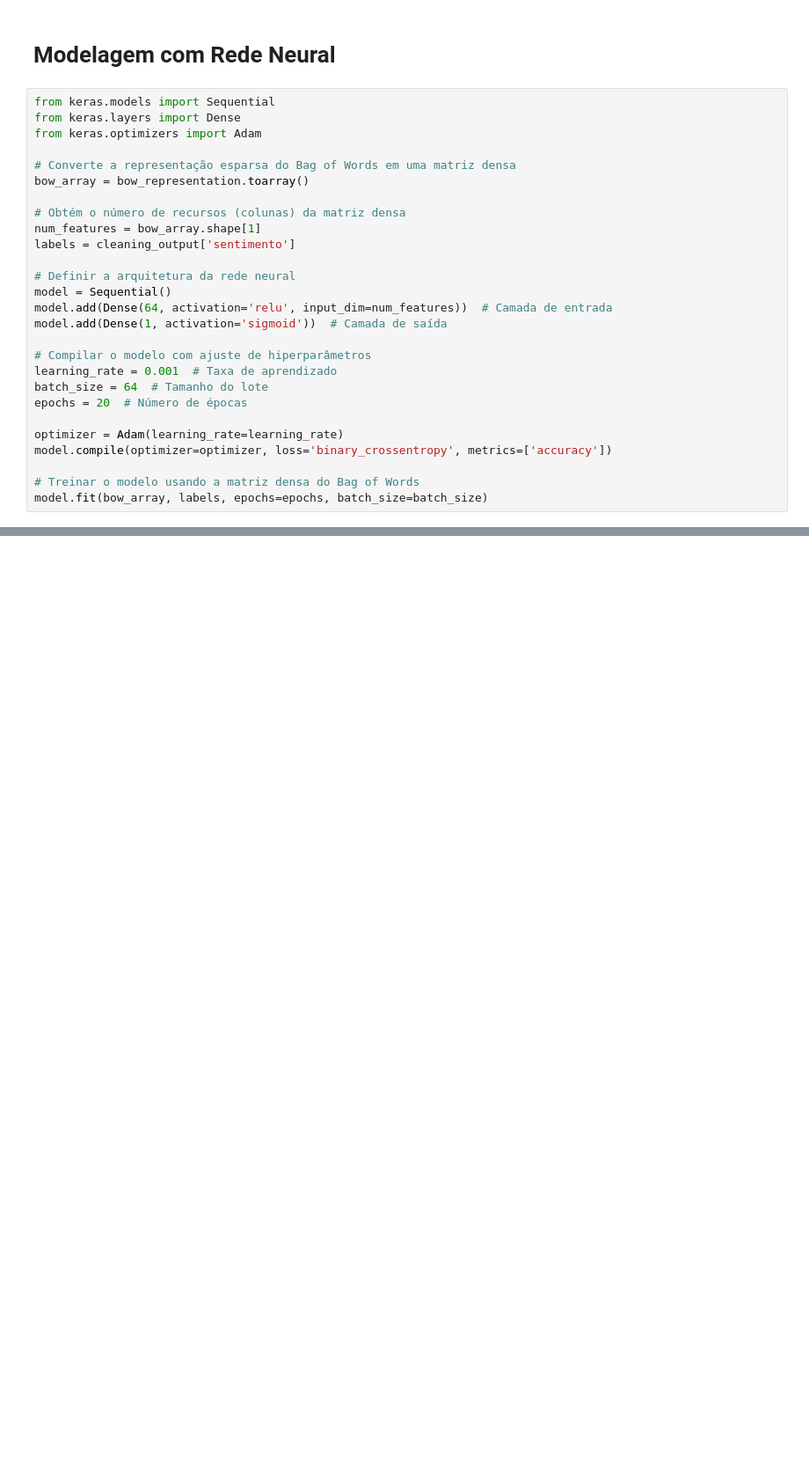
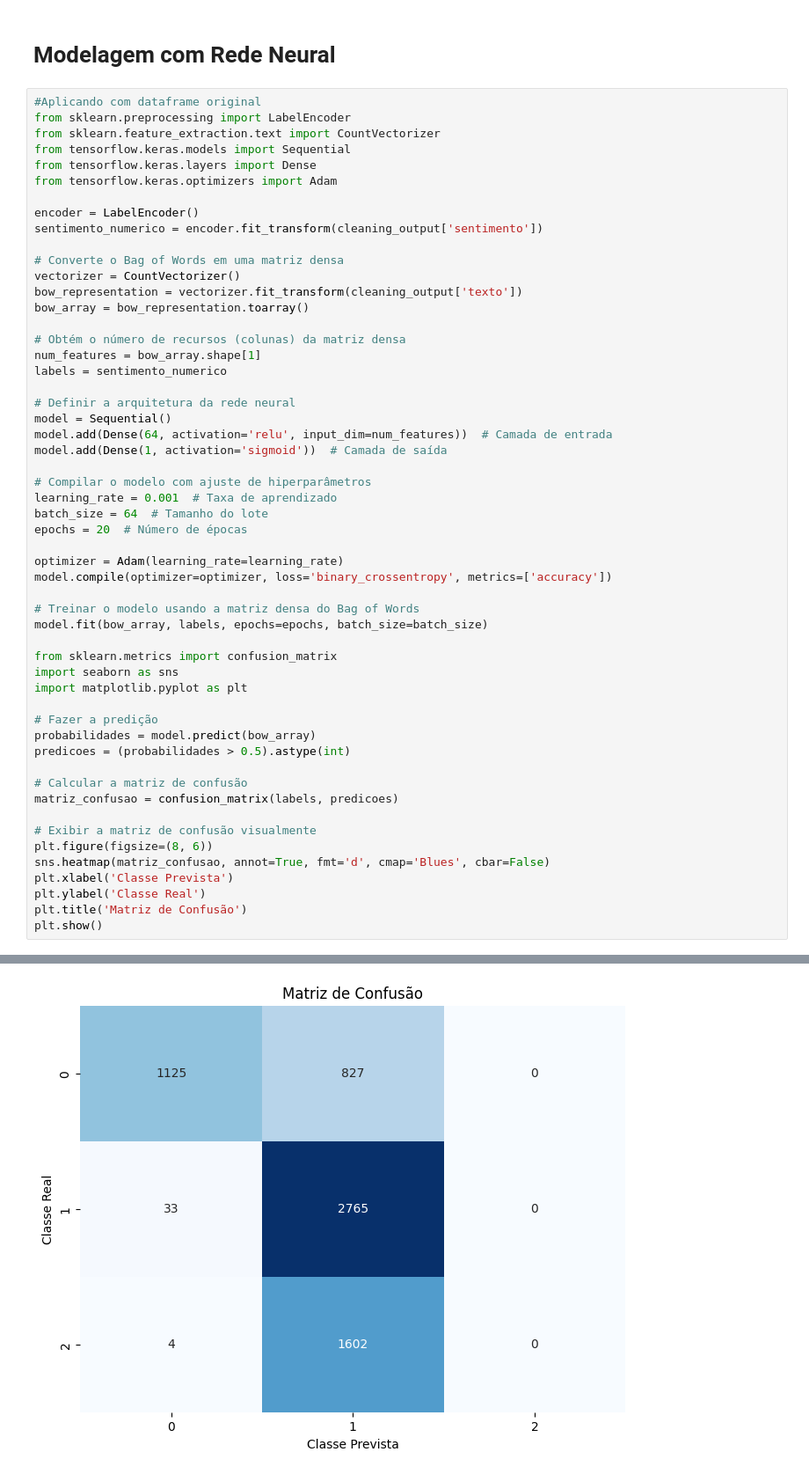
Before and after one commit to 2023M6T4-Inteli/Projeto4, a Jupyter notebook: src/modelos_bag_of_words.ipynb, the cells around one changed output, grey strips where cells are left out. Shown at 88% size. Drawn from its saved outputs; the diff is of its cells as text; blank space fills up the shorter version.

```diff
--- a/src/modelos_bag_of_words.ipynb
+++ b/src/modelos_bag_of_words.ipynb
@@ -874,16 +856,24 @@ Acurácia média: 0.635945368307828
 # %% [markdown]
 # Modelagem com Rede Neural
 # %%
-from keras.models import Sequential
-from keras.layers import Dense
-from keras.optimizers import Adam
+#Aplicando com dataframe original
+from sklearn.preprocessing import LabelEncoder
+from sklearn.feature_extraction.text import CountVectorizer
+from tensorflow.keras.models import Sequential
+from tensorflow.keras.layers import Dense
+from tensorflow.keras.optimizers import Adam
 
-# Converte a representação esparsa do Bag of Words em uma matriz densa
+encoder = LabelEncoder()
+sentimento_numerico = encoder.fit_transform(cleaning_output['sentimento'])
+
+# Converte o Bag of Words em uma matriz densa
+vectorizer = CountVectorizer()
+bow_representation = vectorizer.fit_transform(cleaning_output['texto'])
 bow_array = bow_representation.toarray()
 
 # Obtém o número de recursos (colunas) da matriz densa
 num_features = bow_array.shape[1]
-labels = cleaning_output['sentimento']
+labels = sentimento_numerico
 
 # Definir a arquitetura da rede neural
 model = Sequential()
@@ -900,5 +890,24 @@ model.compile(optimizer=optimizer, loss='binary_crossentropy', metrics=['accurac
 
 # Treinar o modelo usando a matriz densa do Bag of Words
 model.fit(bow_array, labels, epochs=epochs, batch_size=batch_size)
+
+from sklearn.metrics import confusion_matrix
+import seaborn as sns
+import matplotlib.pyplot as plt
+
+# Fazer a predição
+probabilidades = model.predict(bow_array)
+predicoes = (probabilidades > 0.5).astype(int)
+
+# Calcular a matriz de confusão
+matriz_confusao = confusion_matrix(labels, predicoes)
+
+# Exibir a matriz de confusão visualmente
+plt.figure(figsize=(8, 6))
+sns.heatmap(matriz_confusao, annot=True, fmt='d', cmap='Blues', cbar=False)
+plt.xlabel('Classe Prevista')
+plt.ylabel('Classe Real')
+plt.title('Matriz de Confusão')
+plt.show()
 # %% [output]
 Epoch 1/20
@@ -909,3 +930,4 @@ Detected at node 'binary_crossentropy/Cast' defined at (most recent call last):
+[figure, added]
 # %%
 from keras.models import Sequential
 from keras.layers import Dense
```
Also changed, not shown: parts of 34 cells of this notebook, 2 other files.
